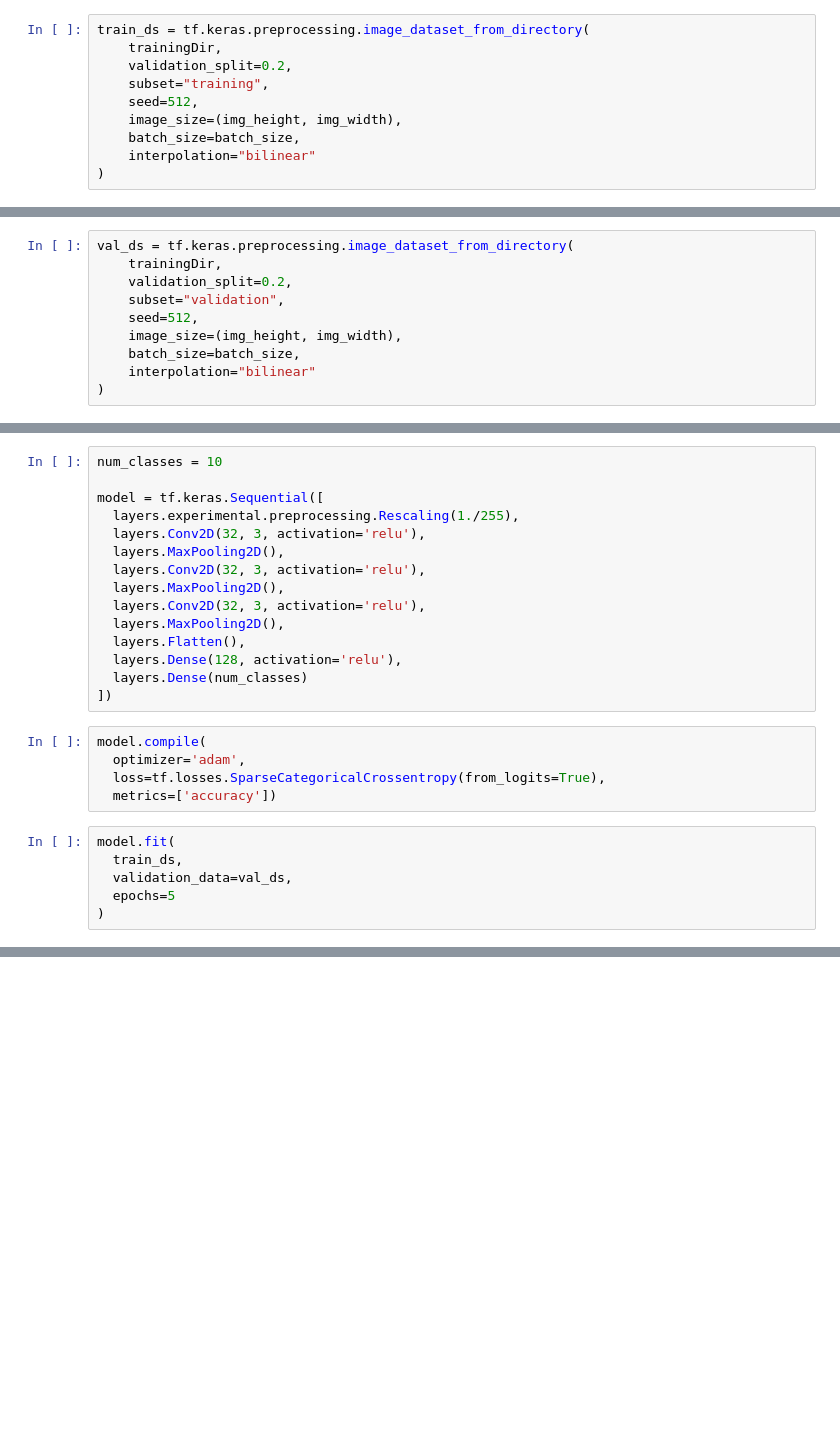
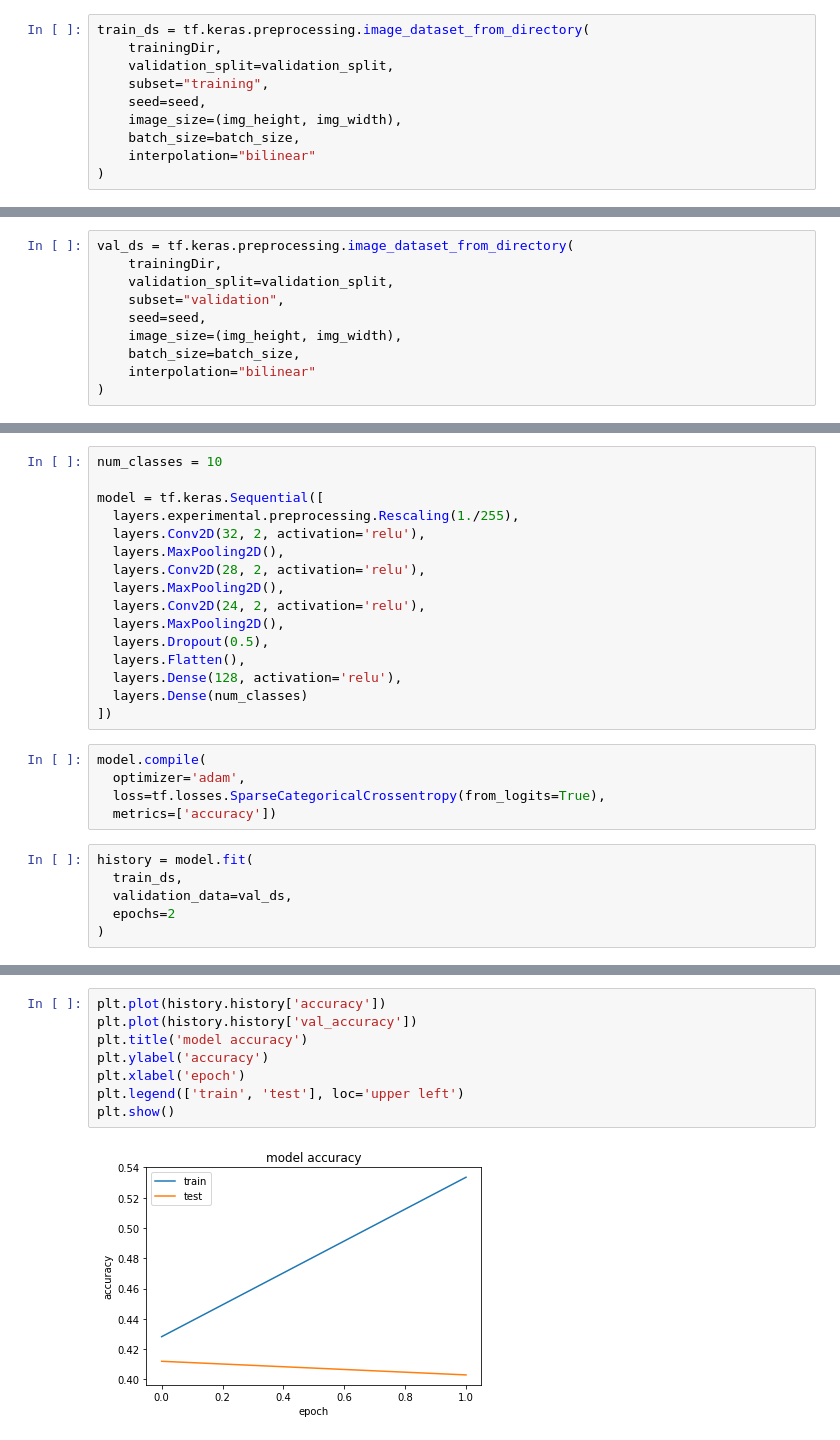
Before and after one commit to Fatfrido/AKT-Image-Classification-Blaha-Piringer-Gratzl, a Jupyter notebook: AnimalClassification.ipynb, the cells around one changed output, grey strips where cells are left out. Drawn from its saved outputs; the diff is of its cells as text; blank space fills up the shorter version.

```diff
--- a/AnimalClassification.ipynb
+++ b/AnimalClassification.ipynb
@@ -18,9 +20,9 @@ img_width = 256
 # %%
 train_ds = tf.keras.preprocessing.image_dataset_from_directory(
     trainingDir,
-    validation_split=0.2,
+    validation_split=validation_split,
     subset="training",
-    seed=512,
+    seed=seed,
     image_size=(img_height, img_width),
     batch_size=batch_size,
     interpolation="bilinear"
@@ -31,9 +33,9 @@ Using 4000 files for training.
 # %%
 val_ds = tf.keras.preprocessing.image_dataset_from_directory(
     trainingDir,
-    validation_split=0.2,
+    validation_split=validation_split,
     subset="validation",
-    seed=512,
+    seed=seed,
     image_size=(img_height, img_width),
     batch_size=batch_size,
     interpolation="bilinear"
@@ -66,12 +68,13 @@ num_classes = 10
 
 model = tf.keras.Sequential([
   layers.experimental.preprocessing.Rescaling(1./255),
-  layers.Conv2D(32, 3, activation='relu'),
+  layers.Conv2D(32, 2, activation='relu'),
   layers.MaxPooling2D(),
-  layers.Conv2D(32, 3, activation='relu'),
+  layers.Conv2D(28, 2, activation='relu'),
   layers.MaxPooling2D(),
-  layers.Conv2D(32, 3, activation='relu'),
+  layers.Conv2D(24, 2, activation='relu'),
   layers.MaxPooling2D(),
+  layers.Dropout(0.5),
   layers.Flatten(),
   layers.Dense(128, activation='relu'),
   layers.Dense(num_classes)
@@ -82,9 +85,9 @@ model.compile(
   loss=tf.losses.SparseCategoricalCrossentropy(from_logits=True),
   metrics=['accuracy'])
 # %%
-model.fit(
+history = model.fit(
   train_ds,
   validation_data=val_ds,
-  epochs=5
+  epochs=2
 )
 # %% [output]
@@ -101,0 +98,10 @@ Epoch 5/5
+# %%
+plt.plot(history.history['accuracy'])
+plt.plot(history.history['val_accuracy'])
+plt.title('model accuracy')
+plt.ylabel('accuracy')
+plt.xlabel('epoch')
+plt.legend(['train', 'test'], loc='upper left')
+plt.show()
+# %% [output]
+[figure, added]
```
Also changed, not shown: parts of 3 cells of this notebook.
